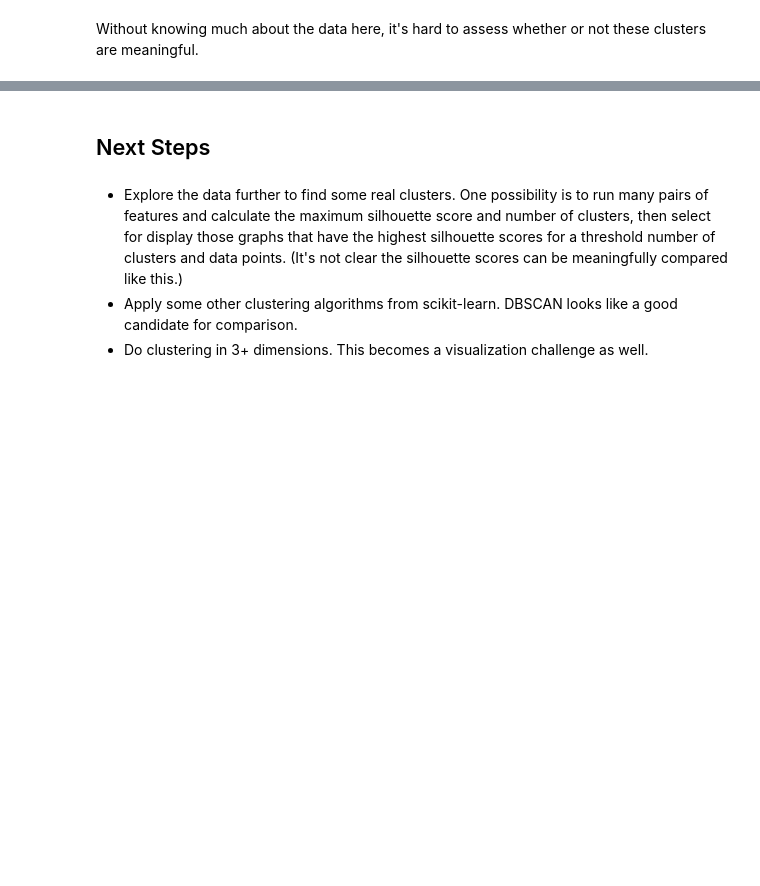
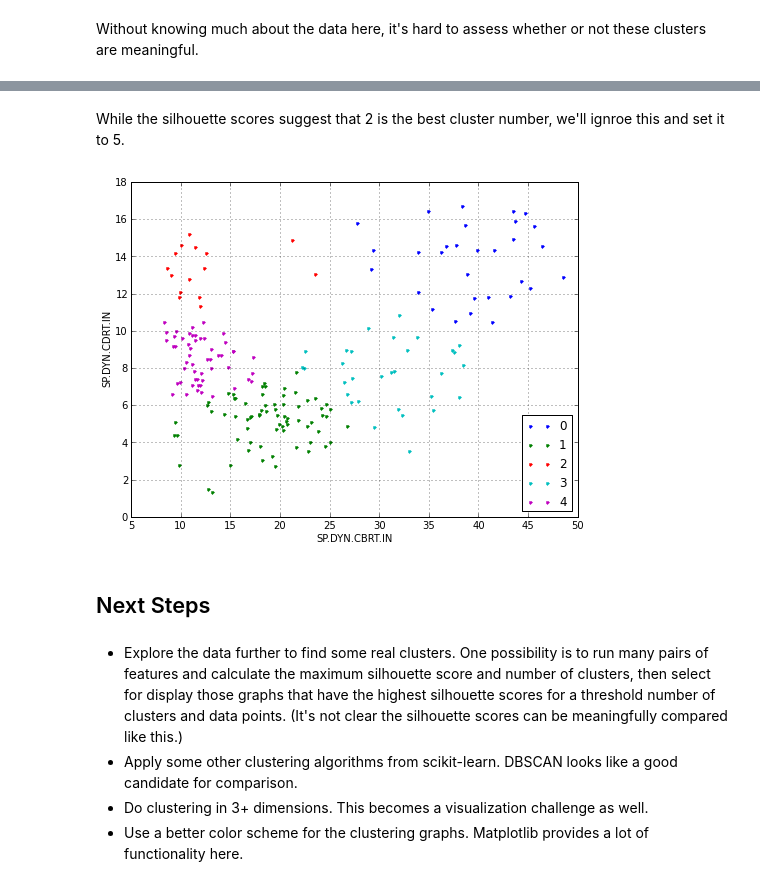
Before and after one commit to dennisobrien/GeneralAssemblyDataScience2013, a Jupyter notebook: HomeworkAssignment_05/ClusteringHealth.ipynb, the cells around one changed output, grey strips where cells are left out. Saved outputs shown, nothing was run; the diff lists cells and outputs as text; code cells hidden in the pictures; blank space fills up the shorter version.

```diff
--- a/HomeworkAssignment_05/ClusteringHealth.ipynb
+++ b/HomeworkAssignment_05/ClusteringHealth.ipynb
@@ -286,6 +337,13 @@ Without knowing much about the data here, it's hard to assess whether or not the
+# %% [markdown]
+While the silhouette scores suggest that 2 is the best cluster number, we'll ignroe this and set it to 5.
+# %%
+fig, df_clusters = cluster_kmeans(df_2010_countries[['SP.DYN.CBRT.IN', 'SP.DYN.CDRT.IN']], n_clusters=5, scale_data=True)
+# %% [output]
+[figure, added]
 # %% [markdown]
 ## Next Steps
 # %% [markdown]
 * Explore the data further to find some real clusters.  One possibility is to run many pairs of features and calculate the maximum silhouette score and number of clusters, then select for display those graphs that have the highest silhouette scores for a threshold number of clusters and data points.  (It's not clear the silhouette scores can be meaningfully compared like this.)
 * Apply some other clustering algorithms from scikit-learn.  DBSCAN looks like a good candidate for comparison.
 * Do clustering in 3+ dimensions.  This becomes a visualization challenge as well.
+* Use a better color scheme for the clustering graphs.  Matplotlib provides a lot of functionality here.
```
Also changed, not shown: parts of 11 cells of this notebook, 1 other file.
